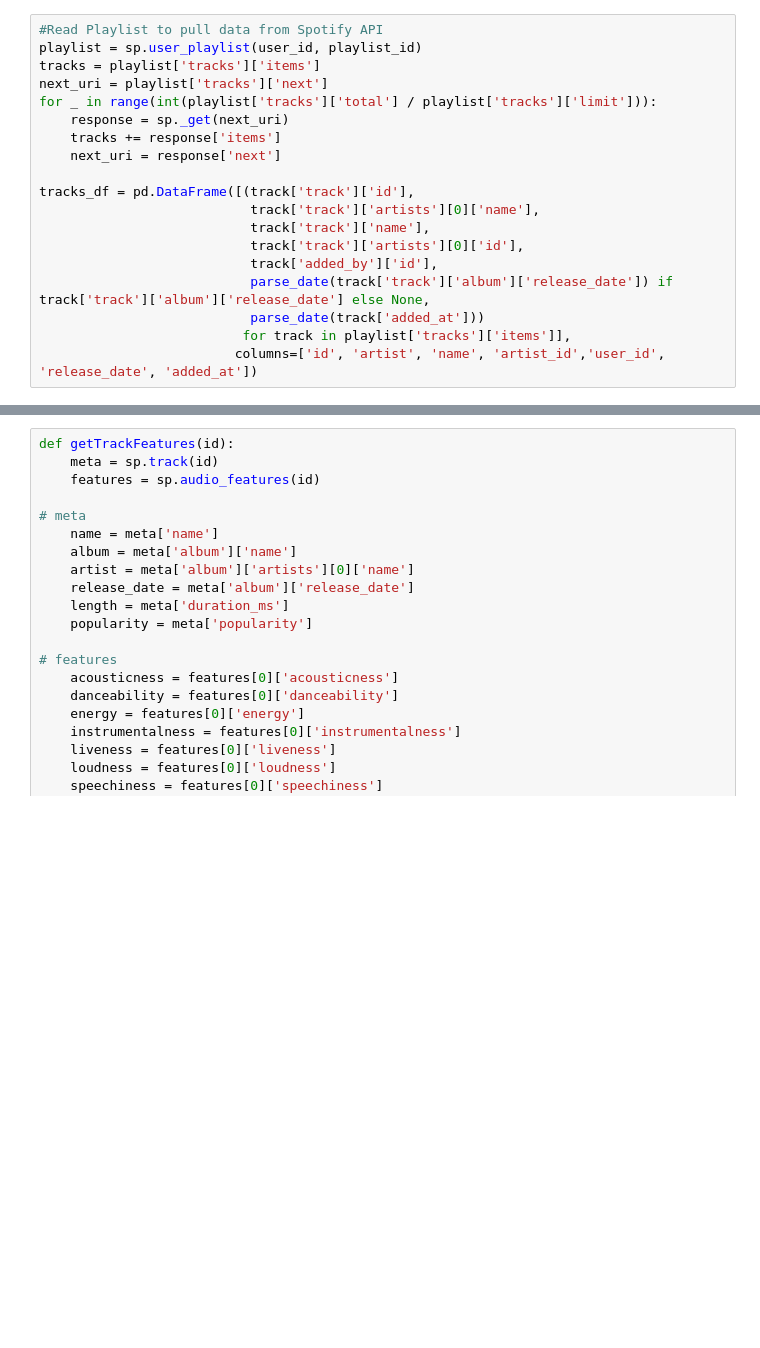
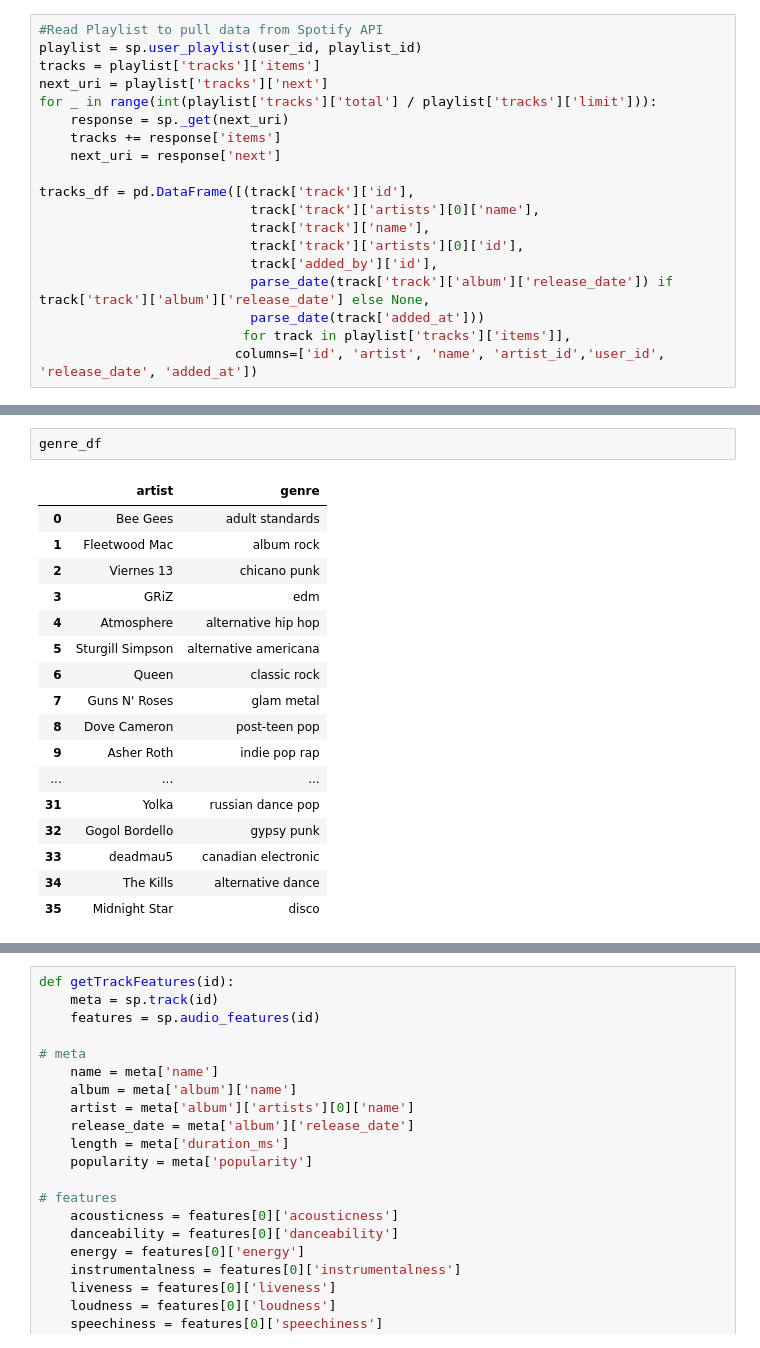
Before and after one commit to paulywog13/spotify-project, a Jupyter notebook: resources/Spotify Jupyter.ipynb, the cells around one changed output, grey strips where cells are left out. Drawn from its saved outputs; the diff is of its cells as text; blank space fills up the shorter version.

```diff
--- a/resources/Spotify Jupyter.ipynb
+++ b/resources/Spotify Jupyter.ipynb
@@ -131,0 +116,20 @@ indie pop
+# %%
+genre_df
+# %% [output]
+|  | artist | genre |
+| 0 | Bee Gees | adult standards |
+| 1 | Fleetwood Mac | album rock |
+| 2 | Viernes 13 | chicano punk |
+| 3 | GRiZ | edm |
+| 4 | Atmosphere | alternative hip hop |
+| 5 | Sturgill Simpson | alternative americana |
+| 6 | Queen | classic rock |
+| 7 | Guns N' Roses | glam metal |
+| 8 | Dove Cameron | post-teen pop |
+| 9 | Asher Roth | indie pop rap |
+| ... | ... | ... |
+| 31 | Yolka | russian dance pop |
+| 32 | Gogol Bordello | gypsy punk |
+| 33 | deadmau5 | canadian electronic |
+| 34 | The Kills | alternative dance |
+| 35 | Midnight Star | disco |
```
Also changed, not shown: parts of 24 cells of this notebook, 1 other file.
